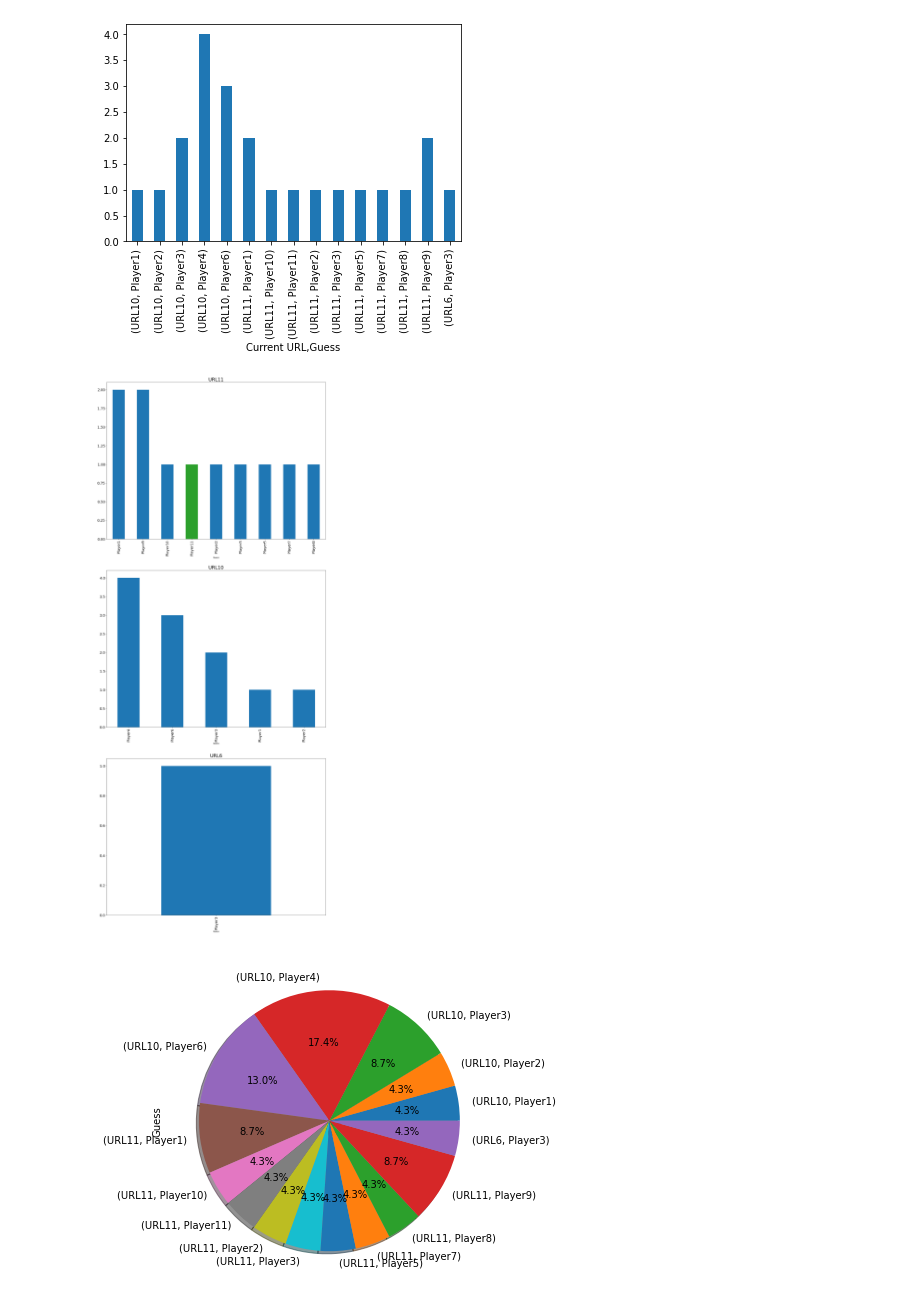
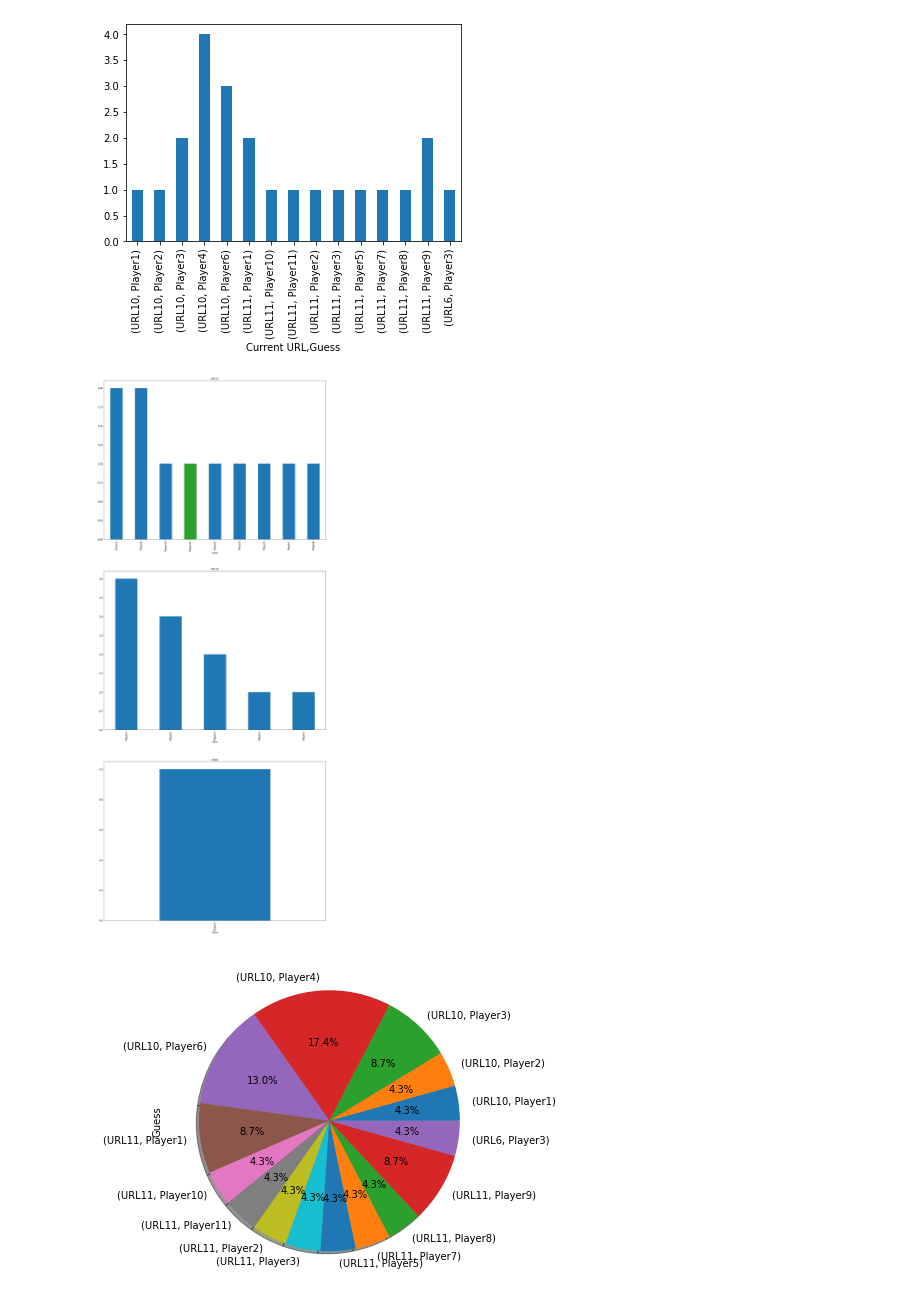
Before and after one commit to NLeSC/balconaz, a Jupyter notebook: notebooks/analysis.ipynb, the cells around one changed output. Drawn from its saved outputs; the diff is of its cells as text; code cells hidden in the pictures.

```diff
--- a/notebooks/analysis.ipynb
+++ b/notebooks/analysis.ipynb
@@ -59,20 +56,21 @@ guess_stats.plot.bar(x='Current URL'); # plot histogram
 # %%
 # bar chart per URL, the correct answer is colored in green, the rest of the guesses are blue
 
 fig, axes = plt.subplots(len(urls),1,figsize=(20, 50)) #ncols=len(urls)#,)
 for i,ax in enumerate(axes):
     url = urls[i]
     temp_df = df_guess.loc[df_guess['Current URL'] == url]
     labels = temp_df['Guess']
     cor_ans = df2_raw[df2_raw['URL'] == url]['Player'].values[0]
     ind=labels.isin([cor_ans])
     color=list(map(lambda x: 'C2' if x else 'C0', ind))
-    temp_df.loc[:,['Guess','votes']].plot.bar(ax=ax,subplots=True, x='Guess',y='votes',color=color, fontsize=18);
+    #width = len(ind) * [1]
+    temp_df.loc[:,['Guess','votes']].plot.bar(ax=ax,subplots=True, x='Guess',y='votes',color=color, fontsize=12);
     ax.get_legend().remove()
-    ax.set_title(url,fontdict={'fontsize':24})
+    ax.set_title(url,fontdict={'fontsize':12})
 plt.show()
 # %% [output]
-[figure, old version]
+[figure, new version]
 # %%
 # combined pie chart
 guess_stats.plot.pie(subplots=True,y='votes',figsize=(6, 6),autopct='%1.1f%%',shadow = True);
```
Also changed, not shown: parts of 7 cells of this notebook, 1 other file.
